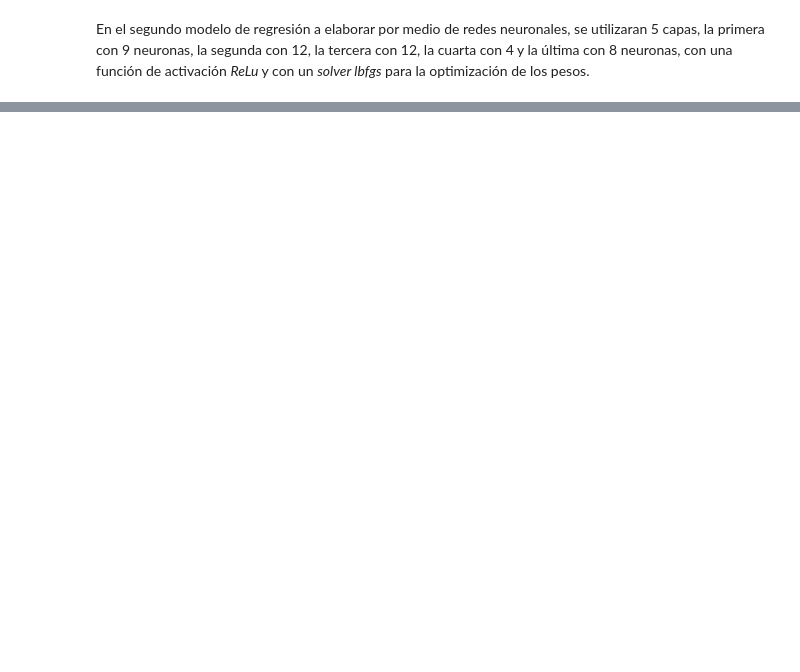
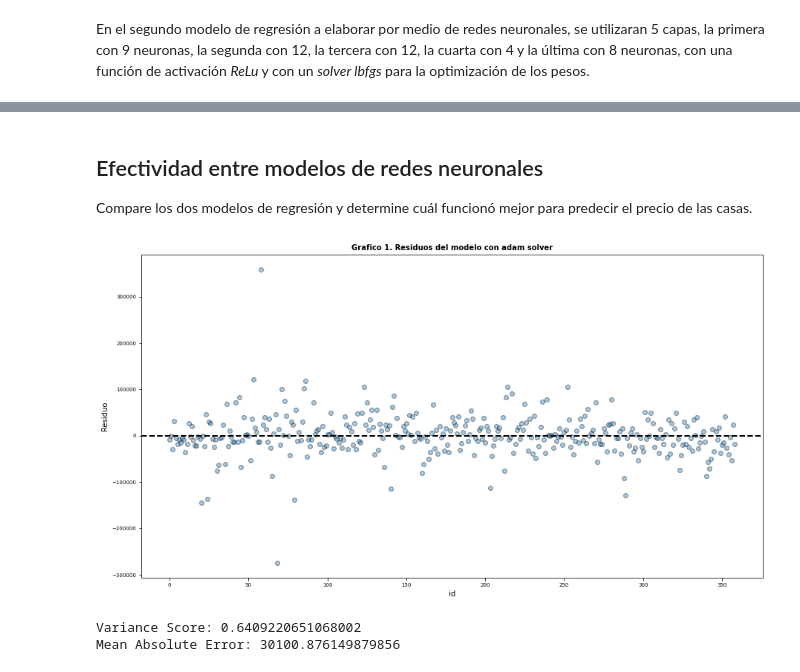
Before and after one commit to DiaZa13/data_mining, a Jupyter notebook: hoja07/neural_networks.ipynb, the cells around one changed output, grey strips where cells are left out. Saved outputs shown, nothing was run; the diff lists cells and outputs as text; code cells hidden in the pictures; blank space fills up the shorter version.

Commit message:
Finalizando la hoja de redes y corrigiendo algunas cosas

```diff
--- a/hoja07/neural_networks.ipynb
+++ b/hoja07/neural_networks.ipynb
@@ -253,0 +307,27 @@ lbfgs_rg_model.fit(predictors_train, target_train)
+# %% [markdown]
+## Efectividad entre modelos de redes neuronales
+Compare los dos modelos de regresión y determine cuál funcionó mejor para predecir el precio de las casas.
+# %%
+prediction_adam = adam_rg_model.predict(predictors_test)
+residuos_adam   = prediction_adam - target_test
+# %%
+# Extraído de: https://www.cienciadedatos.net/documentos/py10-regresion-lineal-python.html
+
+plt.figure(figsize=(15, 8))
+
+# Residuos Modelo 1
+plt.scatter(list(range(len(prediction_adam))), residuos_adam,edgecolors=(0, 0, 0), alpha = 0.4)
+plt.axhline(y = 0, linestyle = '--', color = 'black', lw=2)
+plt.title('Grafico 1. Residuos del modelo con adam solver', fontsize = 10, fontweight = "bold")
+plt.xlabel('id')
+plt.ylabel('Residuo')
+plt.tick_params(labelsize = 7)
+# %% [output]
+[figure, added]
+# %%
+# Métricas para la evaluación del modelo
+print ("Variance Score:",explained_variance_score(target_test, prediction_adam))
+print ("Mean Absolute Error:", mean_absolute_error(target_test, prediction_adam))
+# %% [output]
+Variance Score: 0.6409220651068002
+Mean Absolute Error: 30100.876149879856
```
Also changed, not shown: parts of 25 cells of this notebook, 1 other file.
